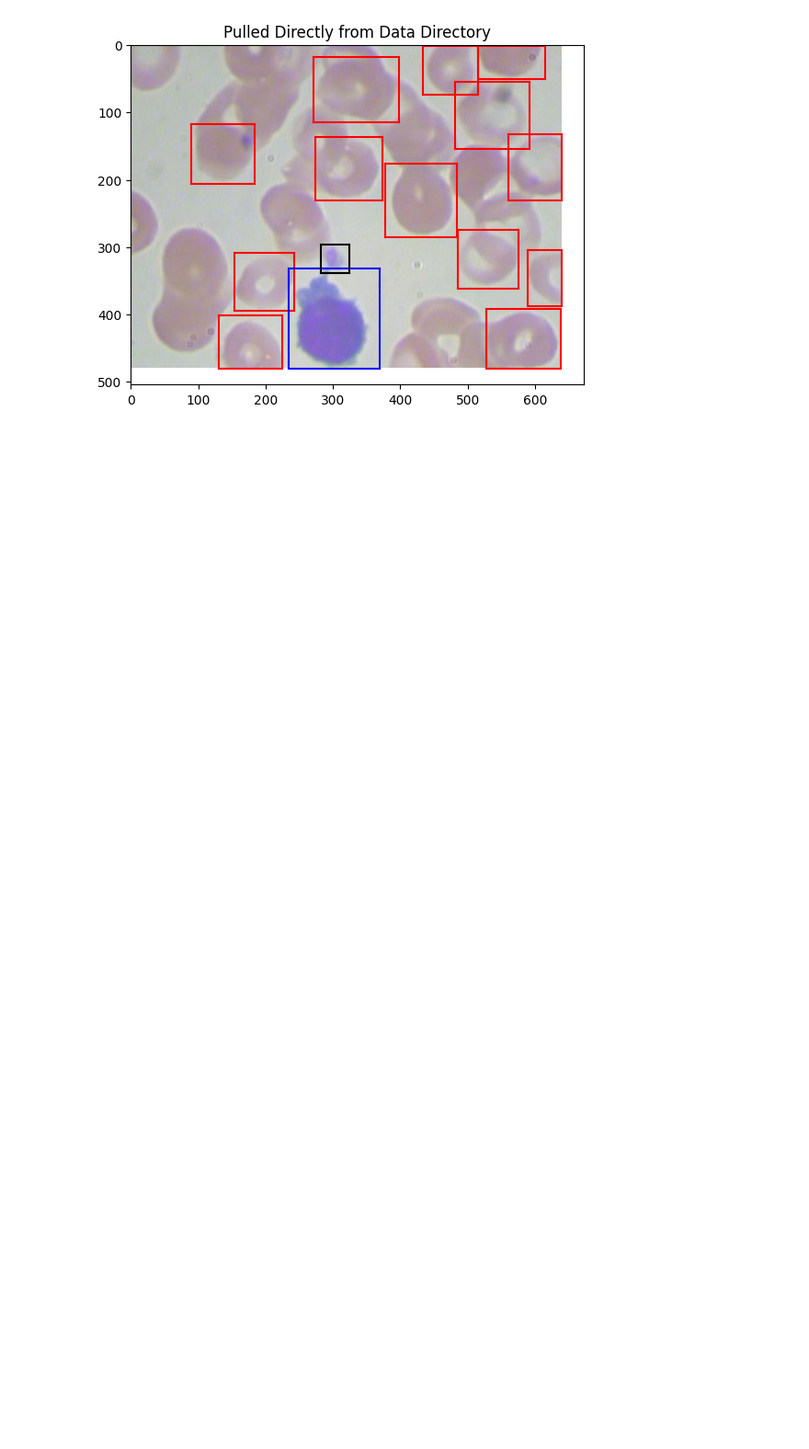
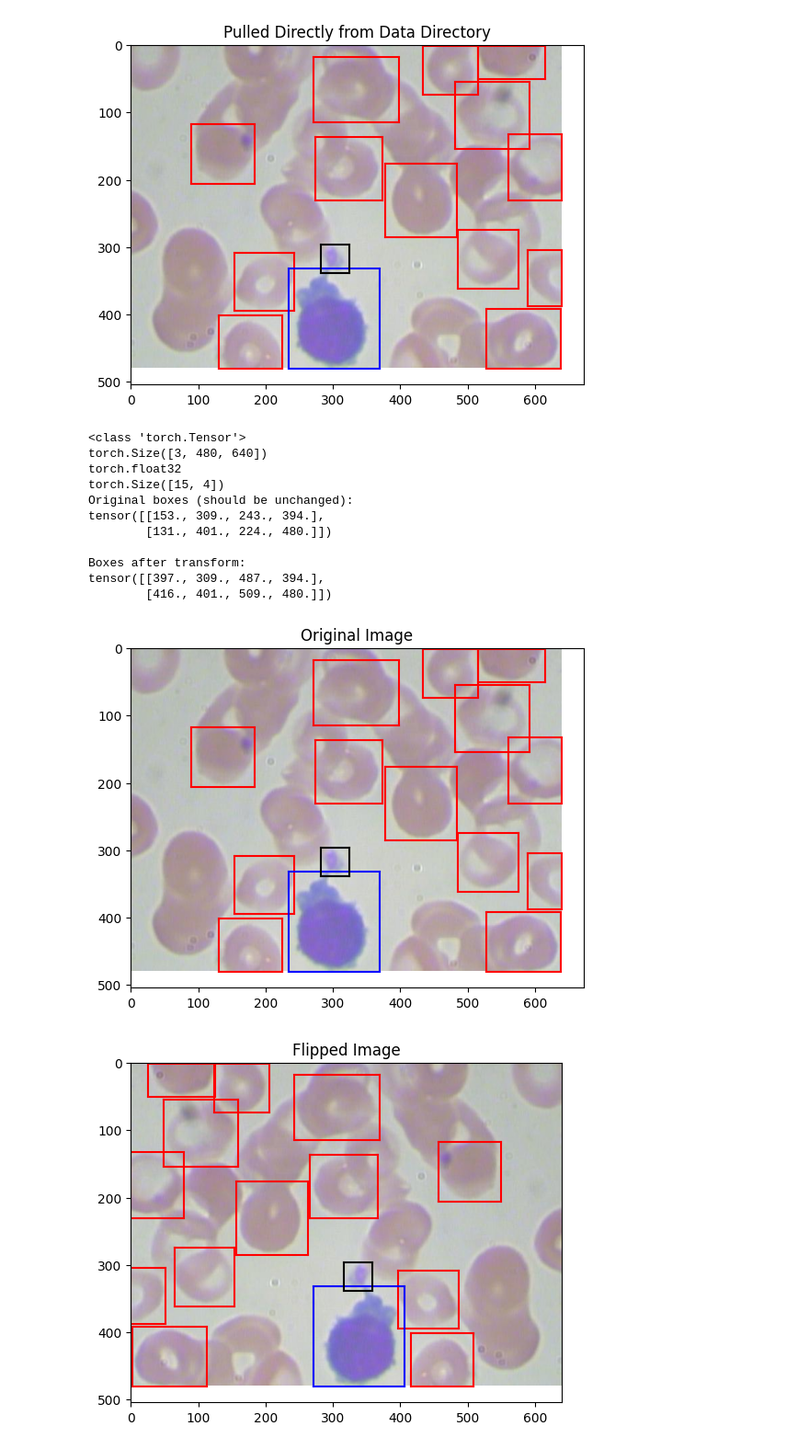
Before and after one commit to janscode33/bccd_object_detection, a Jupyter notebook: notebooks/data_import.ipynb, the cells around one changed output. Shown at 92% size. Drawn from its saved outputs; the diff is of its cells as text; code cells hidden in the pictures; blank space fills up the shorter version.

Commit message:
added horizontal flip transform

```diff
--- a/notebooks/data_import.ipynb
+++ b/notebooks/data_import.ipynb
@@ -228,3 +274,81 @@ BloodImage_00264.jpg
 BloodImage_00264.xml
 [figure]
 [figure]
+# %%
+#cell for checking ToTensor class and RandomHorizontalFlip
+# Get one sample from the dataset (still returns PIL + target)
+#ToTensor check
+image, target = bc_data[idx]
+# Apply the transform
+transform = ToTensor()
+image_t, target_t = transform(image, target)
+print(type(image_t))
+print(image_t.shape)          # should be [3, H, W]
+print(image_t.dtype)
+print(target_t["boxes"].shape)
+#---------------------------------------------------
+
+#RandomHorizontalFlip check
+image, target = bc_data[idx]
+plt.imshow(image)
+for ix, item in enumerate(target['boxes']):
+    cell_type = target['labels'][ix]
+    box = target['boxes'][ix]
+    if cell_type == 1:
+        color = 'red'
+    elif cell_type == 2:
+        color = "blue"
+    else:
+        color = "black"
+    xmin = box[0]
+    ymin = box[1]
+    xmax = box[2]
+    ymax = box[3]
+    plt.plot([xmin, xmax],[ymin, ymin], color=color)
+    plt.plot([xmax, xmax],[ymin, ymax], color=color)
+    plt.plot([xmin, xmax],[ymax, ymax], color=color)
+    plt.plot([xmin, xmin],[ymax, ymin], color=color)
+plt.title('Original Image')
+# Keep a copy of the original boxes for comparison
+original_boxes = target["boxes"].clone()
+
+transform = RandomHorizontalFlip(p=1.0)
+image_f, target_f = transform(image, target)
+plt.figure()
+plt.imshow(image_f)
+for ix, item in enumerate(target_f['boxes']):
+    cell_type = target_f['labels'][ix]
+    box = target_f['boxes'][ix]
+    if cell_type == 1:
+        color = 'red'
+    elif cell_type == 2:
+        color = "blue"
+    else:
+        color = "black"
+    xmin = box[0]
+    ymin = box[1]
+    xmax = box[2]
+    ymax = box[3]
+    plt.plot([xmin, xmax],[ymin, ymin], color=color)
+    plt.plot([xmax, xmax],[ymin, ymax], color=color)
+    plt.plot([xmin, xmax],[ymax, ymax], color=color)
+    plt.plot([xmin, xmin],[ymax, ymin], color=color)
+plt.title("Flipped Image")
+print("Original boxes (should be unchanged):")
+print(original_boxes[:2])
+print("\nBoxes after transform:")
+print(target_f["boxes"][:2])
+# %% [output]
+<class 'torch.Tensor'>
+torch.Size([3, 480, 640])
+torch.float32
+torch.Size([15, 4])
+Original boxes (should be unchanged):
+tensor([[153., 309., 243., 394.],
+        [131., 401., 224., 480.]])
+
+Boxes after transform:
+tensor([[397., 309., 487., 394.],
+        [416., 401., 509., 480.]])
+[figure, added]
+[figure, added]
```
Also changed, not shown: parts of 3 cells of this notebook, 1 other file.
